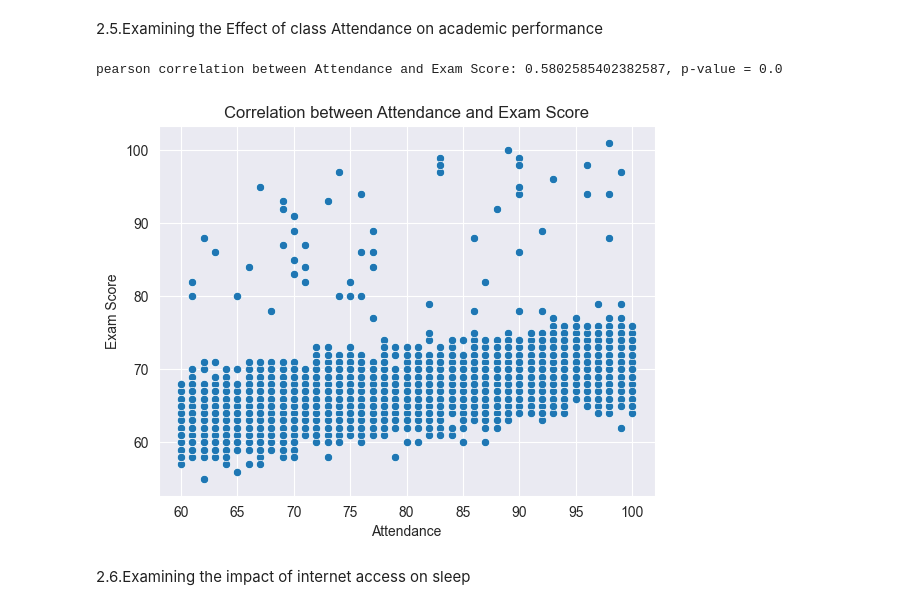
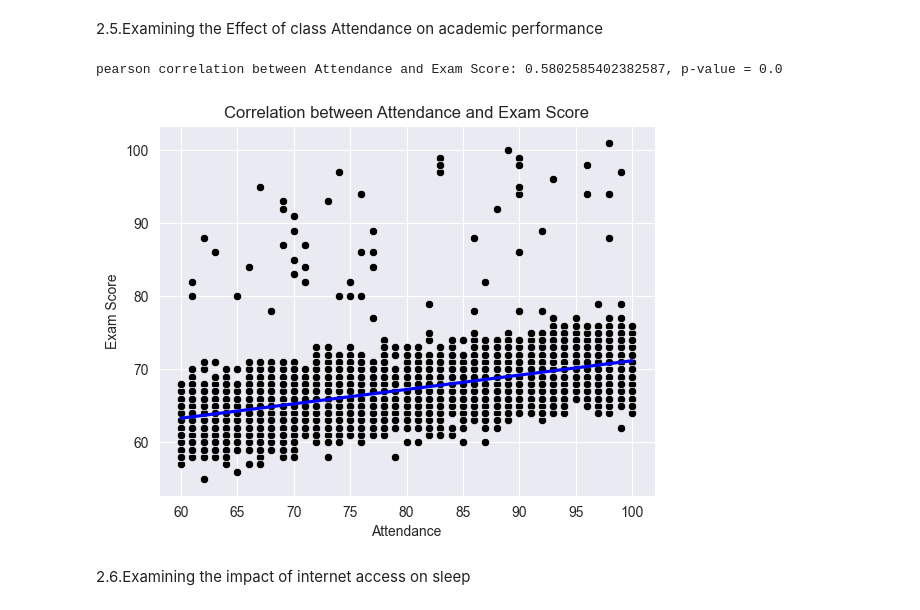
Before and after one commit to MohammadMahdiRazavi/Machine-Learning-Course, a Jupyter notebook: FirstAssignment/StudentPerformanceFactors.ipynb, the cells around one changed output. Drawn from its saved outputs; the diff is of its cells as text; code cells hidden in the pictures.

```diff
--- a/FirstAssignment/StudentPerformanceFactors.ipynb
+++ b/FirstAssignment/StudentPerformanceFactors.ipynb
@@ -187,16 +189,17 @@ T-test for Extracurricular Activities statistic = 5.0455837895021345, p-value =
 # %%
 corr_pearson, p_pearson = pearsonr(student["Attendance"], student["Exam_Score"])
 
 print(f"pearson correlation between Attendance and Exam Score: {corr_pearson}, p-value = {p_pearson}")
 
-sns.scatterplot(x=student["Attendance"], y=student["Exam_Score"])
+sns.scatterplot(x=student["Attendance"],y=student["Exam_Score"],color='black')
+sns.regplot(x=student["Attendance"], y=student["Exam_Score"],scatter=False,color='blue')
 plt.title("Correlation between Attendance and Exam Score")
 plt.xlabel("Attendance")
 plt.ylabel("Exam Score")
 plt.show()
 # %% [output]
 pearson correlation between Attendance and Exam Score: 0.5802585402382587, p-value = 0.0
-[figure, old version]
+[figure, new version]
 # %% [markdown]
 2.6.Examining the impact of internet access on sleep
 # %%
```
Also changed, not shown: parts of 5 cells of this notebook, 1 other file.
